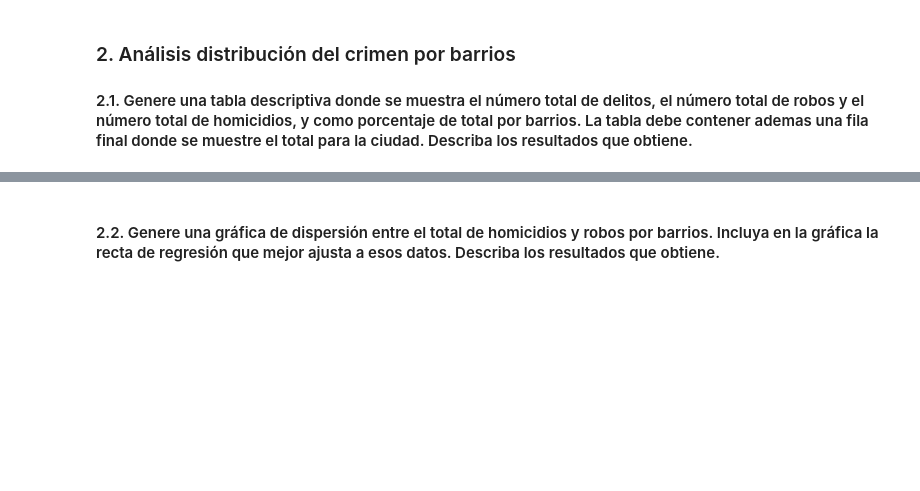
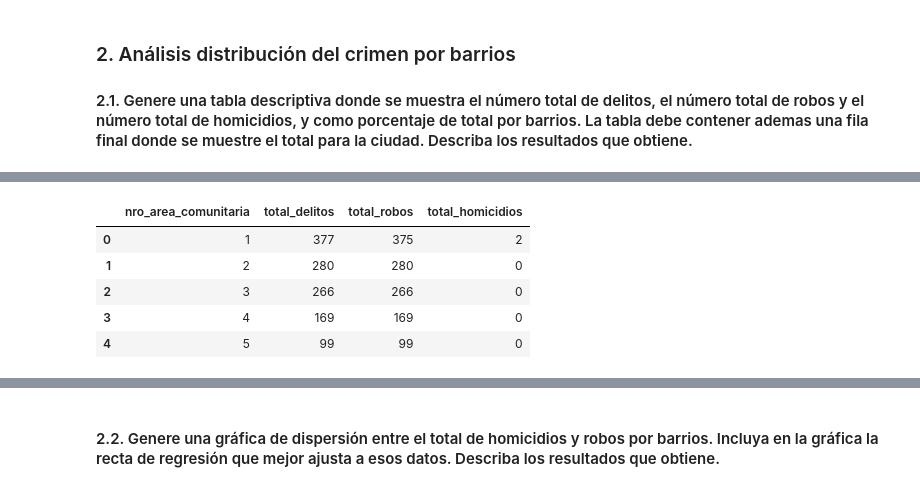
Before and after one commit to camto-24/taller_4_Aprendizaje_no_supervisado, a Jupyter notebook: S7_LC_Taller_Geograficos_KDE.ipynb, the cells around one changed output, grey strips where cells are left out. Drawn from its saved outputs; the diff is of its cells as text; code cells hidden in the pictures; blank space fills up the shorter version.

```diff
--- a/S7_LC_Taller_Geograficos_KDE.ipynb
+++ b/S7_LC_Taller_Geograficos_KDE.ipynb
@@ -165,0 +192,21 @@ La visualización inicial de los polígonos permite observar la división territ
+# %%
+#Agrupación por área
+tabla_barrios = (
+    delitos_tabla
+    .groupby("nro_area_comunitaria")
+    .agg(
+        total_delitos=("tipo_crimen", "count"),
+        total_robos=("es_robo", "sum"),
+        total_homicidios=("es_homicidio", "sum")
+    )
+    .reset_index()
+)
+
+tabla_barrios.head()
+# %% [output]
+|  | nro_area_comunitaria | total_delitos | total_robos | total_homicidios |
+| 0 | 1 | 377 | 375 | 2 |
+| 1 | 2 | 280 | 280 | 0 |
+| 2 | 3 | 266 | 266 | 0 |
+| 3 | 4 | 169 | 169 | 0 |
+| 4 | 5 | 99 | 99 | 0 |
```
Also changed, not shown: parts of 6 cells of this notebook.
